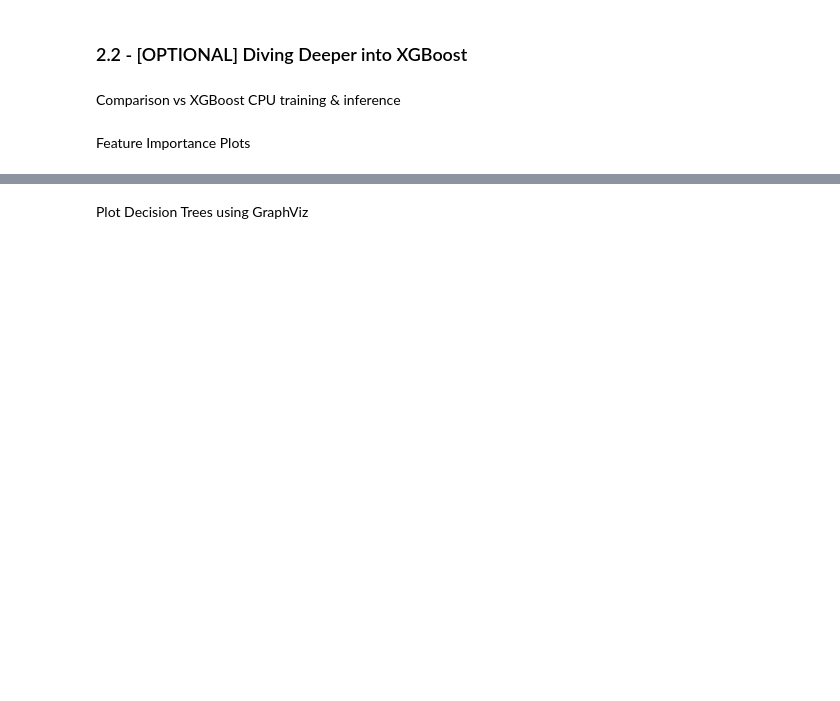
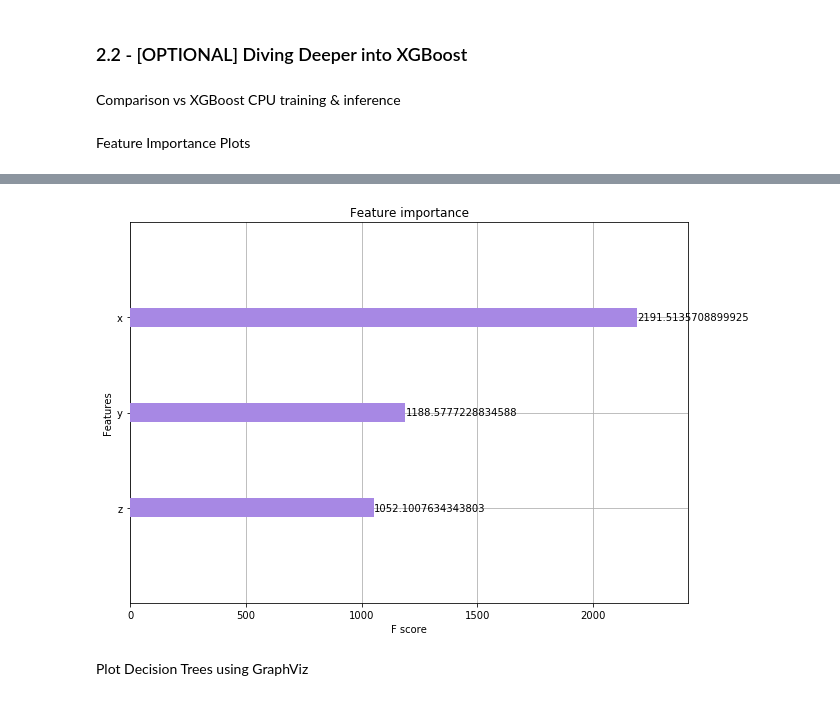
Before and after one commit to miroenev/rapids, a Jupyter notebook: HPO/hpo.ipynb, the cells around one changed output, grey strips where cells are left out. Drawn from its saved outputs; the diff is of its cells as text; code cells hidden in the pictures; blank space fills up the shorter version.

```diff
--- a/HPO/hpo.ipynb
+++ b/HPO/hpo.ipynb
@@ -252,7 +253,7 @@ if runCPUComparison:
 Feature Importance Plots
 # %%
 %%time
-plotFeatureImportance = False
+plotFeatureImportance = True
 if plotFeatureImportance:
     viz.plot_feature_importance( trainedGPUModel, importance_type='gain' )
 # %% [output]
@@ -261,3 +262,4 @@ Wall time: 7.39 µs
+[figure, added]
 # %% [markdown]
 Plot Decision Trees using GraphViz
 # %%
```
Also changed, not shown: parts of 23 cells of this notebook.
